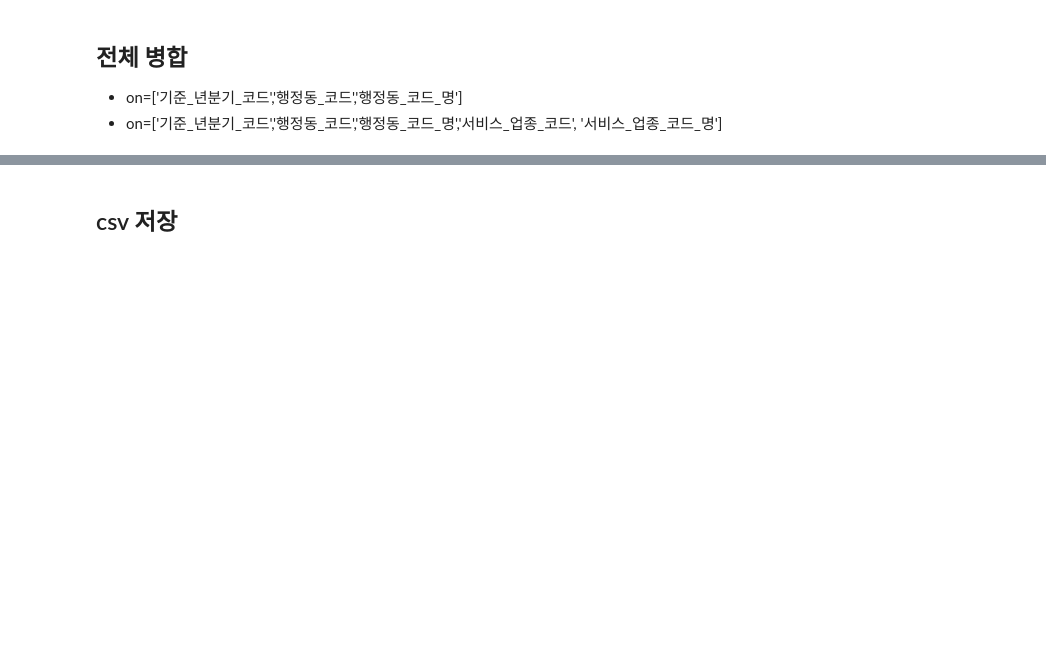
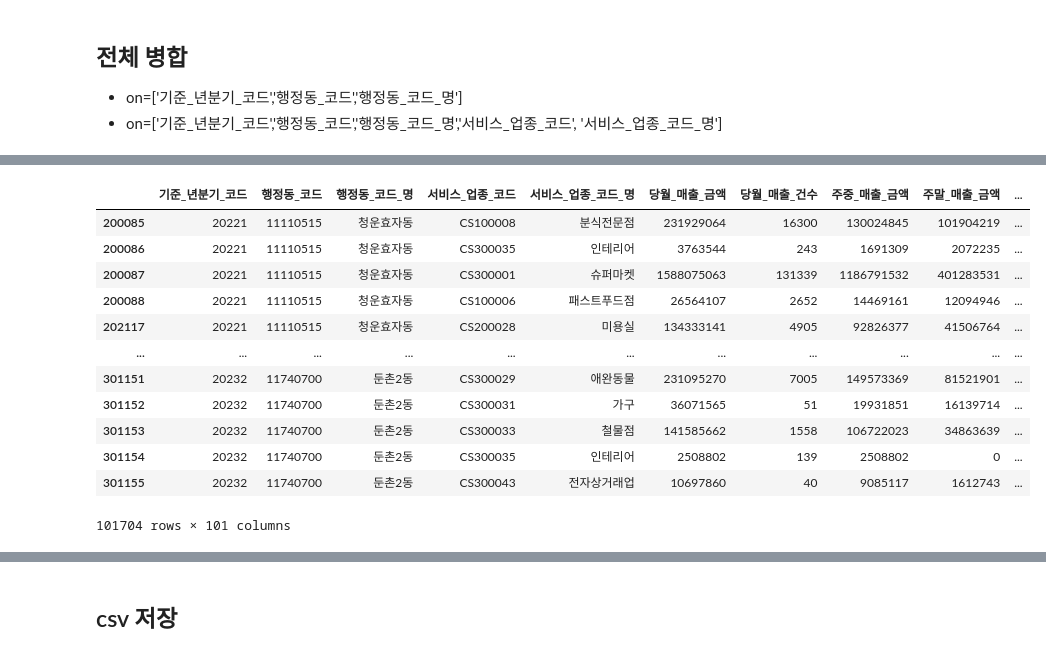
Before and after one commit to KT-AIvle-4th-Big-Project-Team2/SAI, a Jupyter notebook: Modeling/data cleansing_행정동.ipynb, the cells around one changed output, grey strips where cells are left out. Cells and saved outputs as stored; diff of their text form; code cells hidden in the pictures; blank space fills up the shorter version.

```diff
--- a/Modeling/data cleansing_행정동.ipynb
+++ b/Modeling/data cleansing_행정동.ipynb
@@ -668,3 +700,19 @@ tmp3.shape,df_아파트.shape
+# %%
+tmp3[tmp3["기준_년분기_코드"] >20220].sort_values(['기준_년분기_코드',"행정동_코드"])
+# %% [output]
+|  | 기준_년분기_코드 | 행정동_코드 | 행정동_코드_명 | 서비스_업종_코드 | 서비스_업종_코드_명 | 당월_매출_금액 | 당월_매출_건수 | 주중_매출_금액 | 주말_매출_금액 | ... |
+| 200085 | 20221 | 11110515 | 청운효자동 | CS100008 | 분식전문점 | 231929064 | 16300 | 130024845 | 101904219 | ... |
+| 200086 | 20221 | 11110515 | 청운효자동 | CS300035 | 인테리어 | 3763544 | 243 | 1691309 | 2072235 | ... |
+| 200087 | 20221 | 11110515 | 청운효자동 | CS300001 | 슈퍼마켓 | 1588075063 | 131339 | 1186791532 | 401283531 | ... |
+| 200088 | 20221 | 11110515 | 청운효자동 | CS100006 | 패스트푸드점 | 26564107 | 2652 | 14469161 | 12094946 | ... |
+| 202117 | 20221 | 11110515 | 청운효자동 | CS200028 | 미용실 | 134333141 | 4905 | 92826377 | 41506764 | ... |
+| ... | ... | ... | ... | ... | ... | ... | ... | ... | ... | ... |
+| 301151 | 20232 | 11740700 | 둔촌2동 | CS300029 | 애완동물 | 231095270 | 7005 | 149573369 | 81521901 | ... |
+| 301152 | 20232 | 11740700 | 둔촌2동 | CS300031 | 가구 | 36071565 | 51 | 19931851 | 16139714 | ... |
+| 301153 | 20232 | 11740700 | 둔촌2동 | CS300033 | 철물점 | 141585662 | 1558 | 106722023 | 34863639 | ... |
+| 301154 | 20232 | 11740700 | 둔촌2동 | CS300035 | 인테리어 | 2508802 | 139 | 2508802 | 0 | ... |
+| 301155 | 20232 | 11740700 | 둔촌2동 | CS300043 | 전자상거래업 | 10697860 | 40 | 9085117 | 1612743 | ... |
+101704 rows × 101 columns
 # %%
 df_아파트.drop(["행정동_코드_명"], axis=1, inplace=True)
 tmp4 = tmp3.merge(df_아파트, how='left', on=['기준_년분기_코드','행정동_코드'])
```
Also changed, not shown: parts of 37 cells of this notebook.
